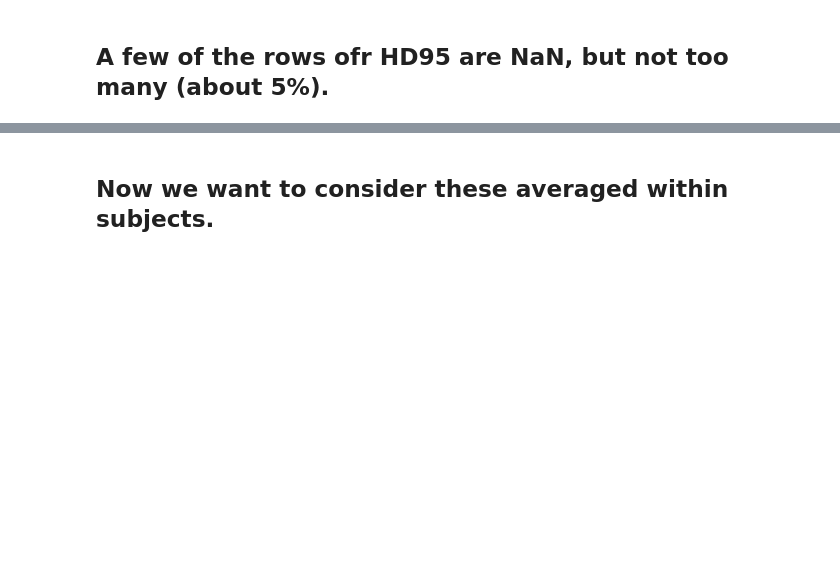
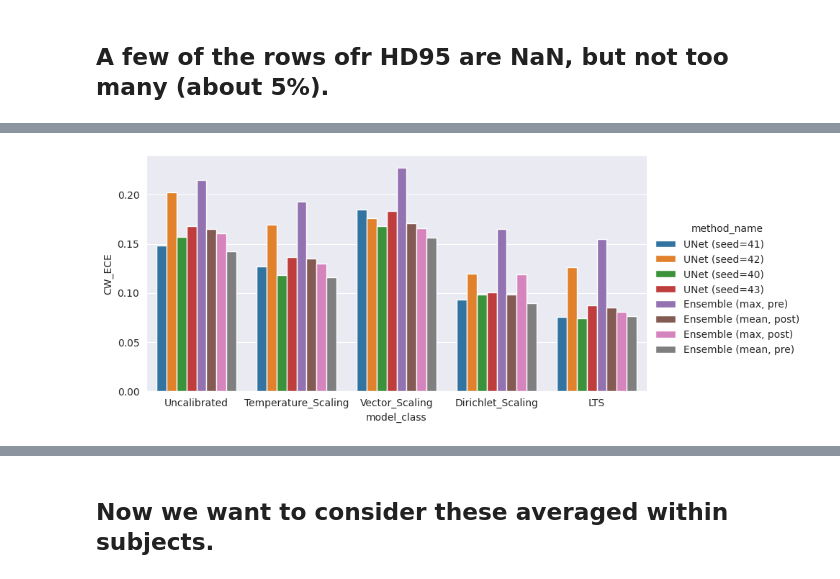
Before and after one commit to VictorButoi/ESE, a Jupyter notebook: notebooks/results_analysis/wmh_results.ipynb, the cells around one changed output, grey strips where cells are left out. Saved outputs shown, nothing was run; the diff lists cells and outputs as text; code cells hidden in the pictures; blank space fills up the shorter version.

```diff
--- a/notebooks/results_analysis/wmh_results.ipynb
+++ b/notebooks/results_analysis/wmh_results.ipynb
@@ -132,0 +170,12 @@ image_info_df.augment(configuration)
+# %%
+g = sns.catplot(
+    data=image_info_df,
+    x="model_class",
+    y="CW_ECE",
+    hue="method_name",
+    kind="bar",
+    height=4,
+    aspect=2
+)
+# %% [output]
+[figure, added]
```
Also changed, not shown: parts of 15 cells of this notebook, 1 other file.
